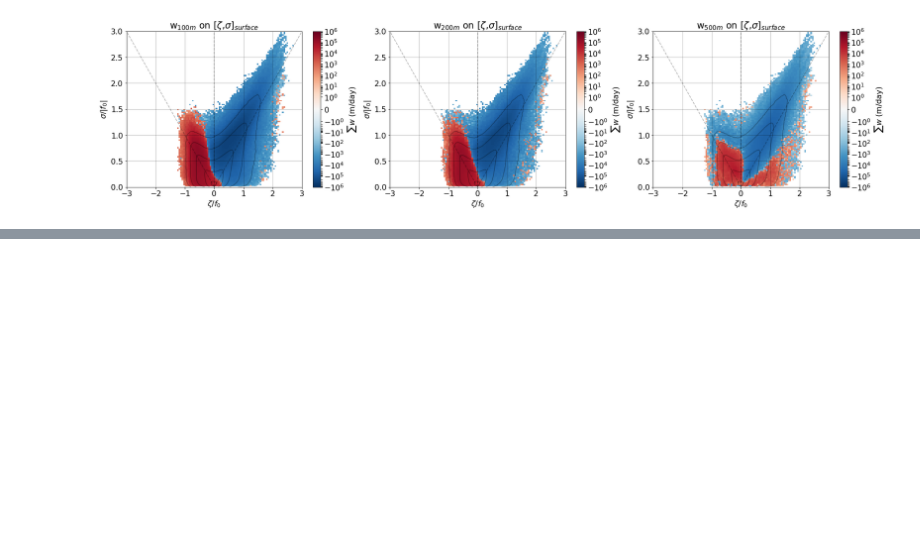
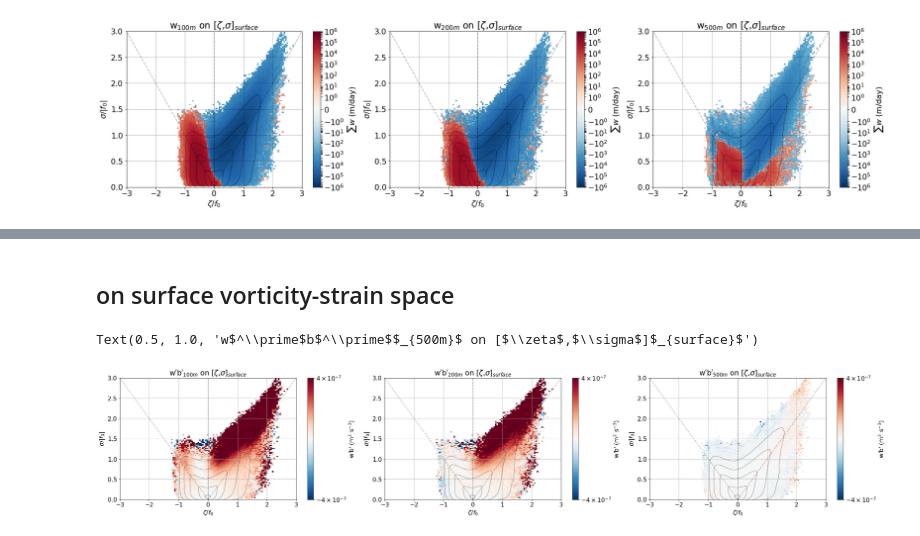
Before and after one commit to xy6g13/OSMOSIS_moorings, a Jupyter notebook: KE_LLC4320/Diagnostics/Parameters/4_Vorticity_Strain.ipynb, the cells around one changed output, grey strips where cells are left out. Cells and saved outputs as stored; diff of their text form; code cells hidden in the pictures; blank space fills up the shorter version.

```diff
--- a/KE_LLC4320/Diagnostics/Parameters/4_Vorticity_Strain.ipynb
+++ b/KE_LLC4320/Diagnostics/Parameters/4_Vorticity_Strain.ipynb
@@ -645,0 +847,2 @@ Text(0.5, 1.0, 'w$_{500m}$ on [$\\zeta$,$\\sigma$]$_{surface}$')
+# %% [markdown]
+## on surface vorticity-strain space
@@ -645,0 +873,62 @@ Text(0.5, 1.0, 'w$_{500m}$ on [$\\zeta$,$\\sigma$]$_{surface}$')
+# %%
+# w
+filter01 = xr.where((1/(binbox01*girbNums01)*N.mean(dim='time').T)>=1e-5, 1, np.NaN)
+wb = ((E/N).mean(dim='time').T)*filter01
+
+fig, ax = plt.subplots(figsize=(36,6))
+
+ax = plt.subplot(131)
+im00 = ax.pcolormesh(N.zeta_single_bin, N.strain_single_bin, wb.isel(depth=0),
+             vmax=4e-7,vmin=-4e-7,norm=cols.SymLogNorm(1e0), cmap='RdBu_r', rasterized=True)
+ax.grid()
+ax.set_xlim([-3,3])
+ax.set_ylim([0,3])
+ax.plot(np.linspace(0,-3,29),np.linspace(0,3,29),'k--',alpha=.3)
+ax.plot(np.linspace(0,3),np.linspace(0,3),'k--',alpha=.3)
+ax.plot(np.linspace(0,0),np.linspace(0,3),'k--',alpha=.3)
+plt.contour(np.linspace(-3, 3, 119), np.linspace(0, 3, 119), ((1**2)/(binbox01*2000**2)*N.mean(dim='time').T),
+            levels=[1e-5,1e-4,1e-3,1e-2,1e-1,1e0,1e1], colors='k', alpha=.3)
+ax.set_xlabel('$\zeta/f_0$')
+ax.set_ylabel('$\sigma/|f_0|$')
+h00 = fig.colorbar(im00, ax=ax)
+h00.set_label('w$^\prime$b$^\prime$ (m$^2$ s$^{-3}$)')
+ax.set_title('w$^\prime$b$^\prime$$_{100m}$ on [$\zeta$,$\sigma$]$_{surface}$')
+
+
+ax = plt.subplot(132)
+im00 = ax.pcolormesh(N.zeta_single_bin, N.strain_single_bin, wb.isel(depth=1),
+             vmax=4e-7,vmin=-4e-7,norm=cols.SymLogNorm(1e0), cmap='RdBu_r', rasterized=True)
+ax.grid()
+ax.set_xlim([-3,3])
+ax.set_ylim([0,3])
+ax.plot(np.linspace(0,-3,29),np.linspace(0,3,29),'k--',alpha=.3)
+ax.plot(np.linspace(0,3),np.linspace(0,3),'k--',alpha=.3)
+ax.plot(np.linspace(0,0),np.linspace(0,3),'k--',alpha=.3)
+plt.contour(np.linspace(-3, 3, 119), np.linspace(0, 3, 119), ((1**2)/(binbox01*2000**2)*N.mean(dim='time').T),
+            levels=[1e-5,1e-4,1e-3,1e-2,1e-1,1e0,1e1], colors='k', alpha=.3)
+ax.set_xlabel('$\zeta/f_0$')
+ax.set_ylabel('$\sigma/|f_0|$')
+h00 = fig.colorbar(im00, ax=ax)
+h00.set_label('w$^\prime$b$^\prime$ (m$^2$ s$^{-3}$)')
+ax.set_title('w$^\prime$b$^\prime$$_{200m}$ on [$\zeta$,$\sigma$]$_{surface}$')
+
+
+ax = plt.subplot(133)
+im00 = ax.pcolormesh(N.zeta_single_bin, N.strain_single_bin, wb.isel(depth=2),
+             vmax=4e-7,vmin=-4e-7,norm=cols.SymLogNorm(1e0), cmap='RdBu_r', rasterized=True)
+ax.grid()
+ax.set_xlim([-3,3])
+ax.set_ylim([0,3])
+ax.plot(np.linspace(0,-3,29),np.linspace(0,3,29),'k--',alpha=.3)
+ax.plot(np.linspace(0,3),np.linspace(0,3),'k--',alpha=.3)
+ax.plot(np.linspace(0,0),np.linspace(0,3),'k--',alpha=.3)
+plt.contour(np.linspace(-3, 3, 119), np.linspace(0, 3, 119), ((1**2)/(binbox01*2000**2)*N.mean(dim='time').T),
+            levels=[1e-5,1e-4,1e-3,1e-2,1e-1,1e0,1e1], colors='k', alpha=.3)
+ax.set_xlabel('$\zeta/f_0$')
+ax.set_ylabel('$\sigma/|f_0|$')
+h00 = fig.colorbar(im00, ax=ax)
+h00.set_label('w$^\prime$b$^\prime$ (m$^2$ s$^{-3}$)')
+ax.set_title('w$^\prime$b$^\prime$$_{500m}$ on [$\zeta$,$\sigma$]$_{surface}$')
+# %% [output]
+Text(0.5, 1.0, 'w$^\\prime$b$^\\prime$$_{500m}$ on [$\\zeta$,$\\sigma$]$_{surface}$')
+[figure, added]
```
Also changed, not shown: parts of 21 cells of this notebook, 10 other files.
